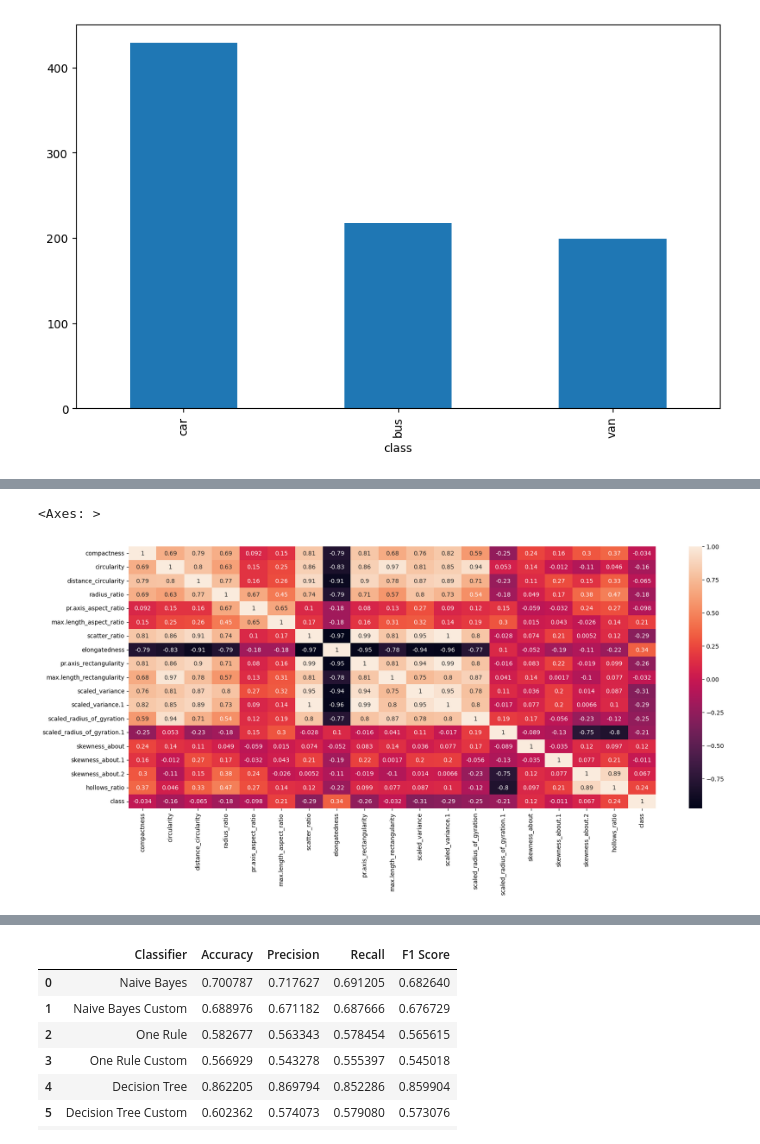
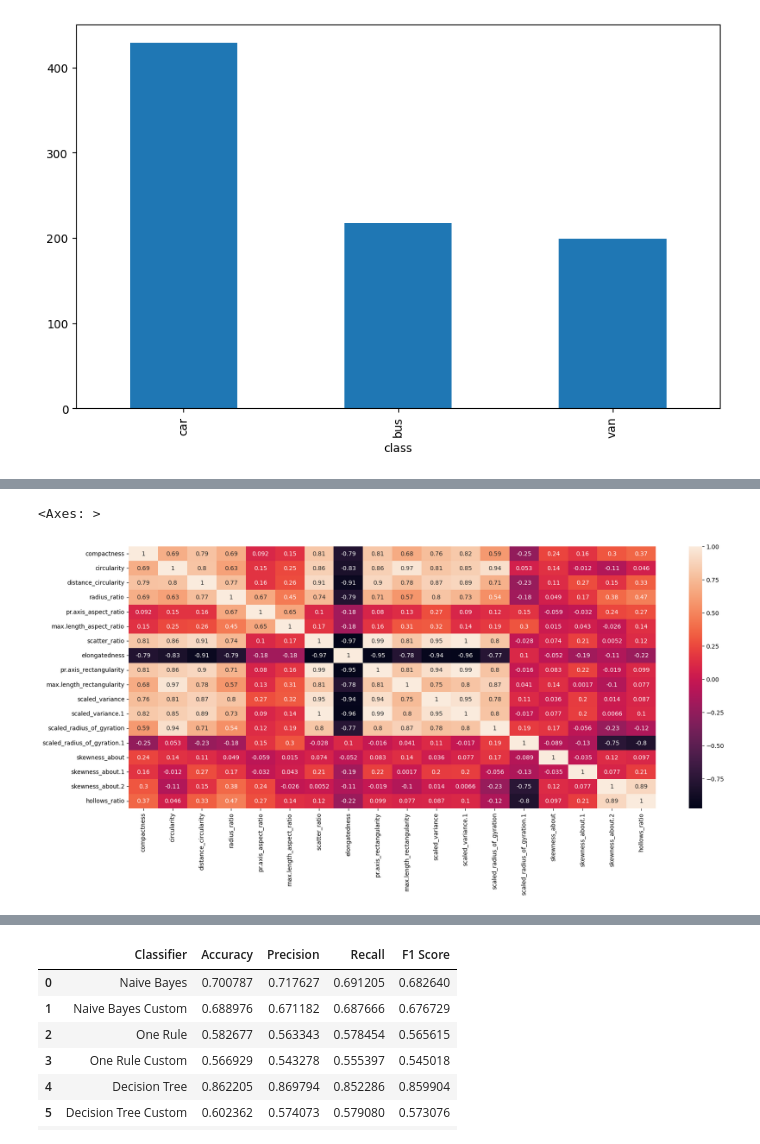
Before and after one commit to illia-st/data_mining_lab1, a Jupyter notebook: Preprocess.ipynb, the cells around one changed output, grey strips where cells are left out. Drawn from its saved outputs; the diff is of its cells as text; code cells hidden in the pictures.

```diff
--- a/Preprocess.ipynb
+++ b/Preprocess.ipynb
@@ -104,3 +87,5 @@ plt.show()
 # %%
-class_labels = df['class'].copy()
-df['class'] = df['class'].astype('category').cat.codes
+# class_labels = df['class'].copy()
+# df['class'] = df['class'].astype('category').cat.codes
+df['class_codes'] = df['class'].astype('category').cat.codes
+df
@@ -107,10 +106,10 @@ df['class'] = df['class'].astype('category').cat.codes
 # %%
 fig, ax = plt.subplots(figsize = [20, 8])
-corr = df.corr() #Finding correlation of all the features
+corr = df.drop(columns=["class", "class_codes"]).corr() #Finding correlation of all the features
 sns.heatmap(corr, annot = True)
 # %% [output]
 <Axes: >
-[figure, old version]
+[figure, new version]
 # %%
 corr.abs()
 corr_pos = corr.abs()
```
Also changed, not shown: parts of 28 cells of this notebook.
